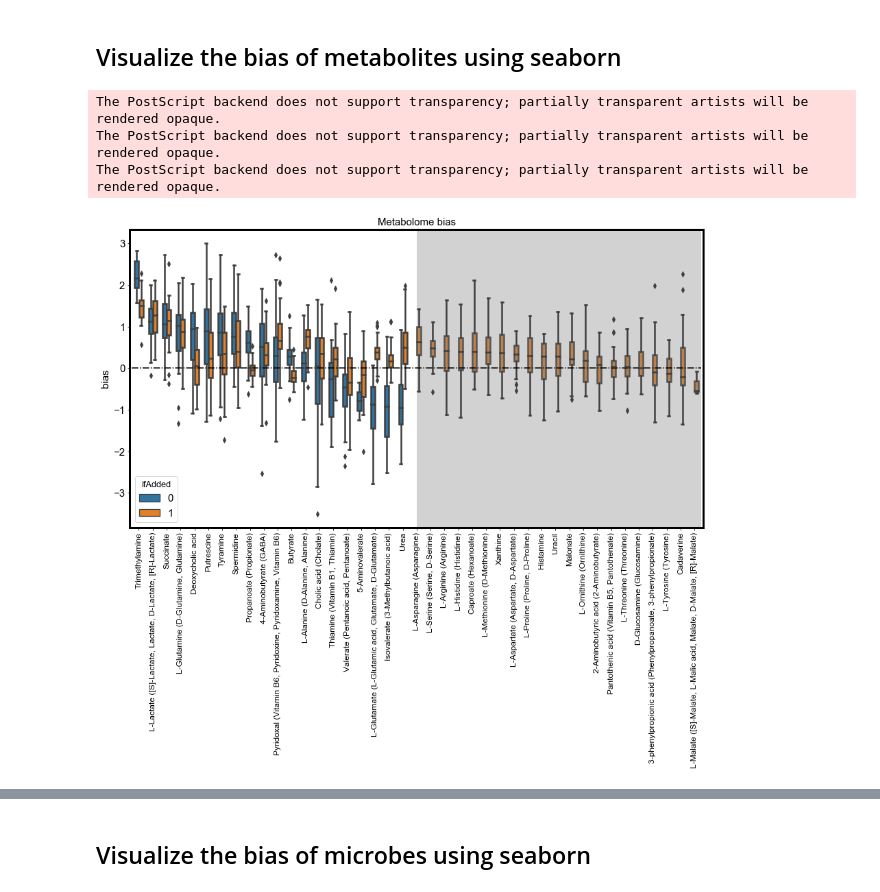
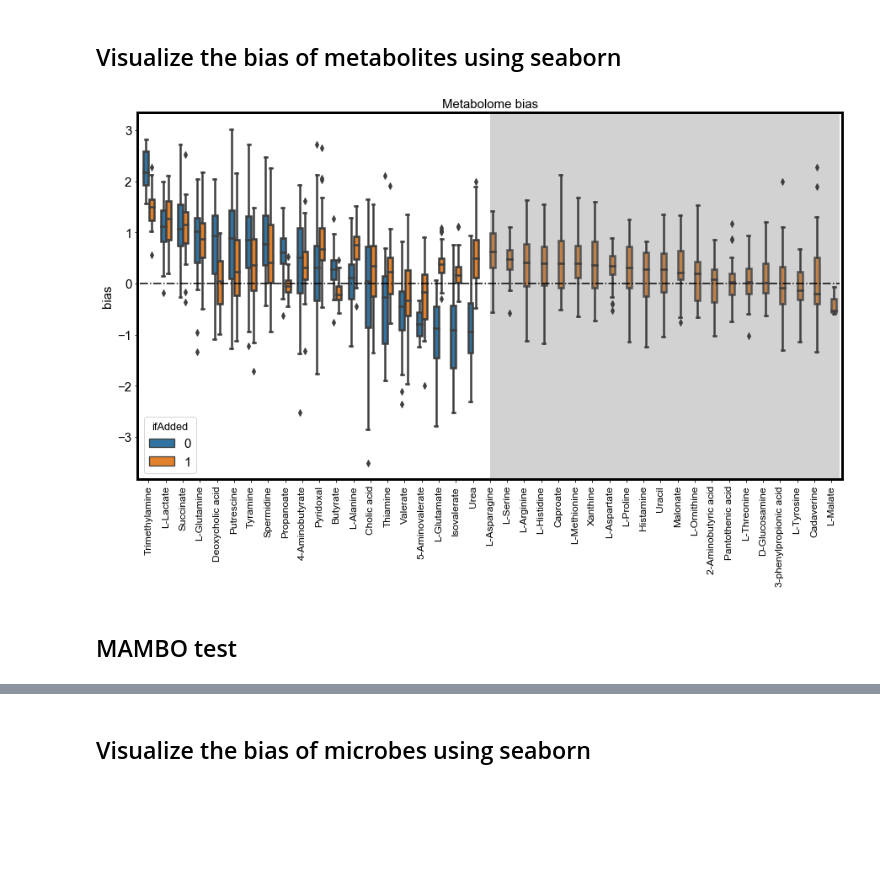
Before and after one commit to wt1005203/Trophic-model-of-human-microbiome, a Jupyter notebook: double_prior/campusCluster_data_analysis_prior.ipynb, the cells around one changed output, grey strips where cells are left out. Cells and saved outputs as stored; diff of their text form; code cells hidden in the pictures; blank space fills up the shorter version.

```diff
--- a/double_prior/campusCluster_data_analysis_prior.ipynb
+++ b/double_prior/campusCluster_data_analysis_prior.ipynb
@@ -29,10 +29,12 @@ plt.rc('xtick', labelsize=SMALL_SIZE)    # fontsize of the tick labels
 plt.rc('ytick', labelsize=SMALL_SIZE)    # fontsize of the tick labels
 plt.rc('legend', fontsize=SMALL_SIZE)    # legend fontsize
 plt.rc('figure', titlesize=BIGGER_SIZE)  # fontsize of the figure title
+#plt.rcParams["font.weight"] = "bold"
+#plt.rcParams["axes.labelweight"] = "bold"
 plt.rcParams["font.weight"] = "regular"
 plt.rcParams["axes.labelweight"] = "regular"
 plt.rcParams['lines.linewidth'] = 1.5
-plt.rcParams['axes.linewidth'] = 3
+plt.rcParams['axes.linewidth'] = 2
 # %%
 ########### import the pickled file containing all processed data which are useful for simulations (the processing is
 ########### done in "Trophic_model_for_gut_data_processing.ipynb")
@@ -1174,36 +1440,37 @@ df_metabolomeBias = pd.DataFrame.from_dict(data)
 # %%
 medianBias = df_metabolomeBias[['metaboliteID', 'ifAdded', 'bias']].groupby(['metaboliteID', 'ifAdded']).median()#.apply(np.median)
 medianBias = medianBias.reset_index().set_index('metaboliteID')
 uniqueIDs = np.unique(medianBias.index)
 bias_reduction = []
 for id in uniqueIDs:
     if len(medianBias.loc[[id]]) > 1:
         ori_error = medianBias.loc[[id]][medianBias.loc[[id]]['ifAdded']==0].values[0,1]
         added_error = medianBias.loc[[id]][medianBias.loc[[id]]['ifAdded']==1].values[0,1]
         #bias_reduction.append((added_error - ori_error) * np.sign(ori_error))
         #bias_reduction.append(np.abs(ori_error))
         bias_reduction.append(ori_error)
     else:
         added_error = medianBias.loc[[id]][medianBias.loc[[id]]['ifAdded']==1].values[0,1]
         bias_reduction.append(added_error-50)
 orderedIDs = uniqueIDs[np.argsort(bias_reduction)[::-1]]
 commonMetName = df_metabolites.reset_index().set_index('newID').loc[thai_metabolome_ID[uniqueIDs]].values.flatten()
 commonMetName = names.loc[commonMetName[np.argsort(bias_reduction)[::-1]]]
 
 fig, ax = plt.subplots(1,1, figsize=(15, 8))
 sns.boxplot(x="metaboliteID", y="bias", hue="ifAdded", data=df_metabolomeBias,
             linewidth=2.5, width=0.6, ax=ax, order=orderedIDs )
 x_axis_len = uniqueIDs.shape[0]
 ax.set_xticks(range(x_axis_len))
-ax.set_xticklabels(list(commonMetName.values.flatten()), rotation='vertical', size=12)
+shorted_metNames = list(map(lambda x: x.split(' (')[0] ,list(commonMetName.values.flatten())))
+ax.set_xticklabels(shorted_metNames, rotation='vertical', size=12)
 ax.set_xlabel('')
 plt.plot([-0.5, x_axis_len-0.5],[0,0],'k-.');
 plt.axvspan(np.sum(np.array(bias_reduction) > -40), uniqueIDs.shape[0]-0.5, facecolor='0.5', alpha=0.35);
 plt.title('Metabolome bias')
-plt.savefig('./Metabolome_bias.svg')
+fig.savefig('./figures/fig3E.svg')
+#plt.savefig('./Metabolome_bias.svg')
 #plt.savefig('./Metabolome_bias.eps')
 # %% [output]
-The PostScript backend does not support transparency; partially transparent artists will be rendered opaque.
-The PostScript backend does not support transparency; partially transparent artists will be rendered opaque.
-The PostScript backend does not support transparency; partially transparent artists will be rendered opaque.
-[figure, old version]
+[figure, new version]
+# %% [markdown]
+## MAMBO test
```
Also changed, not shown: parts of 15 cells of this notebook, 7 other files.
